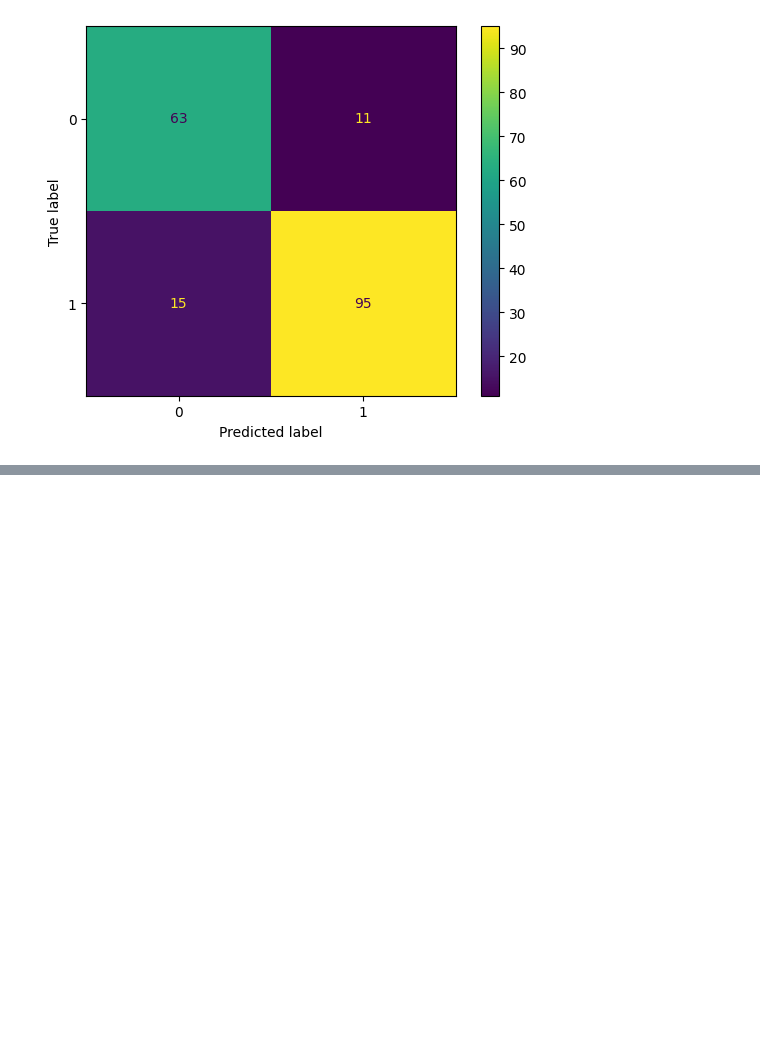
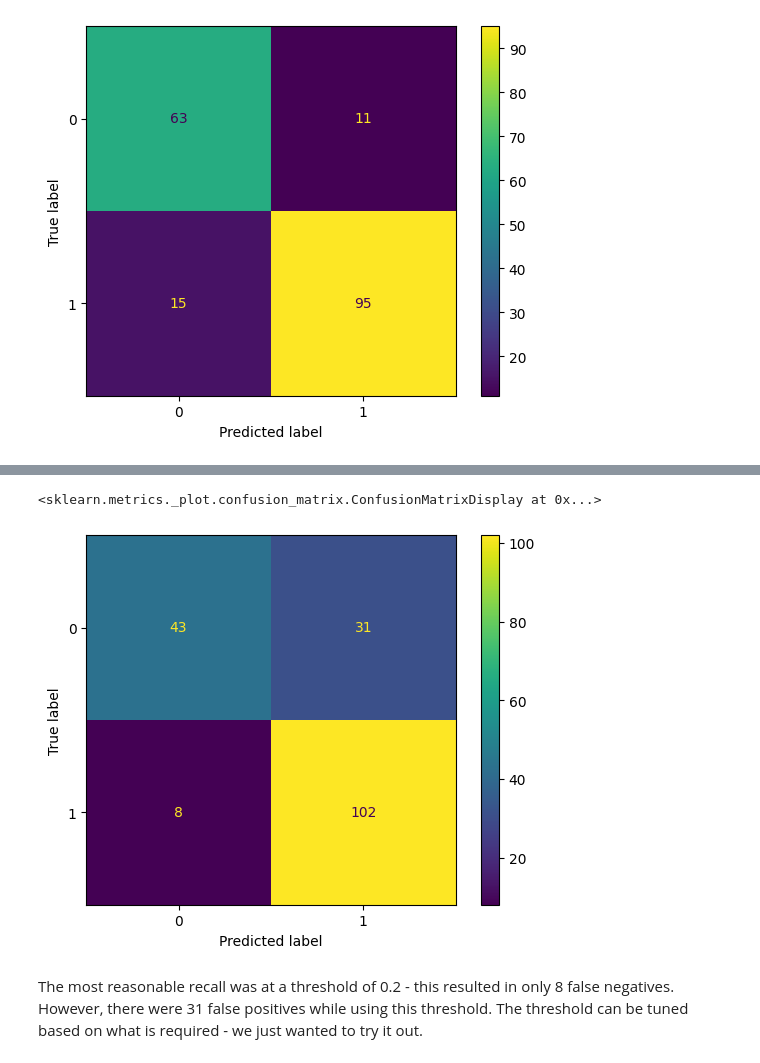
Before and after one commit to samyamaryal/Heart-Disease-Prediction, a Jupyter notebook: code/knn_classifier.ipynb, the cells around one changed output, grey strips where cells are left out. Cells and saved outputs as stored; diff of their text form; code cells hidden in the pictures; blank space fills up the shorter version.

Commit message:
Generated metrics for the model with best recall

```diff
--- a/code/knn_classifier.ipynb
+++ b/code/knn_classifier.ipynb
@@ -189,0 +193,11 @@ ConfusionMatrixDisplay(confusion_matrix(y_test, y_pred)).plot()
+# %%
+pred_probs = knnmodel.predict_proba(X_test_all[cols])
+# %%
+def get_preds(pred_probs, threshold):
+    return np.where(pred_probs>=threshold, 1, 0)[:, 1] #Get predictions for class '1'
+# %%
+thresholds = [0.1, 0.2, 0.3, 0.4, 0.5]
+# %%
+threshold_dict = {}
+for threshold in thresholds:
+    threshold_dict[f'threshold_{threshold}'] = get_preds(pred_probs, threshold)
@@ -189,0 +230,7 @@ ConfusionMatrixDisplay(confusion_matrix(y_test, y_pred)).plot()
+# %%
+ConfusionMatrixDisplay(confusion_matrix(y_test, threshold_dict['threshold_0.2'])).plot()
+# %% [output]
+<sklearn.metrics._plot.confusion_matrix.ConfusionMatrixDisplay at 0x...>
+[figure, added]
+# %% [markdown]
+The most reasonable recall was at a threshold of 0.2 - this resulted in only 8 false negatives. However, there were 31 false positives while using this threshold. The threshold can be tuned based on what is required - we just wanted to try it out.
```
Also changed, not shown: parts of 4 cells of this notebook.
